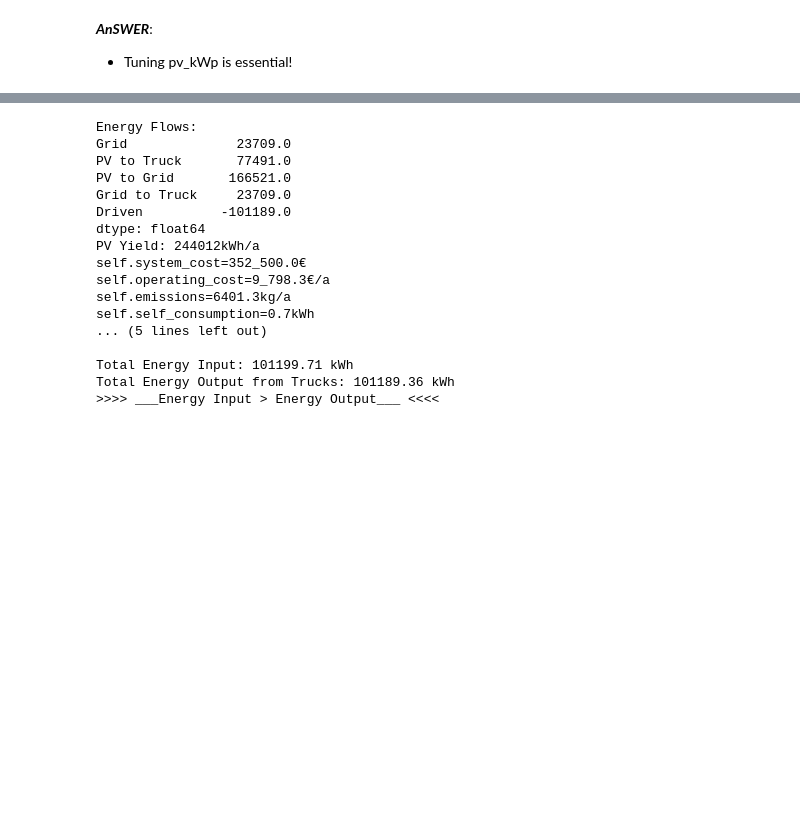
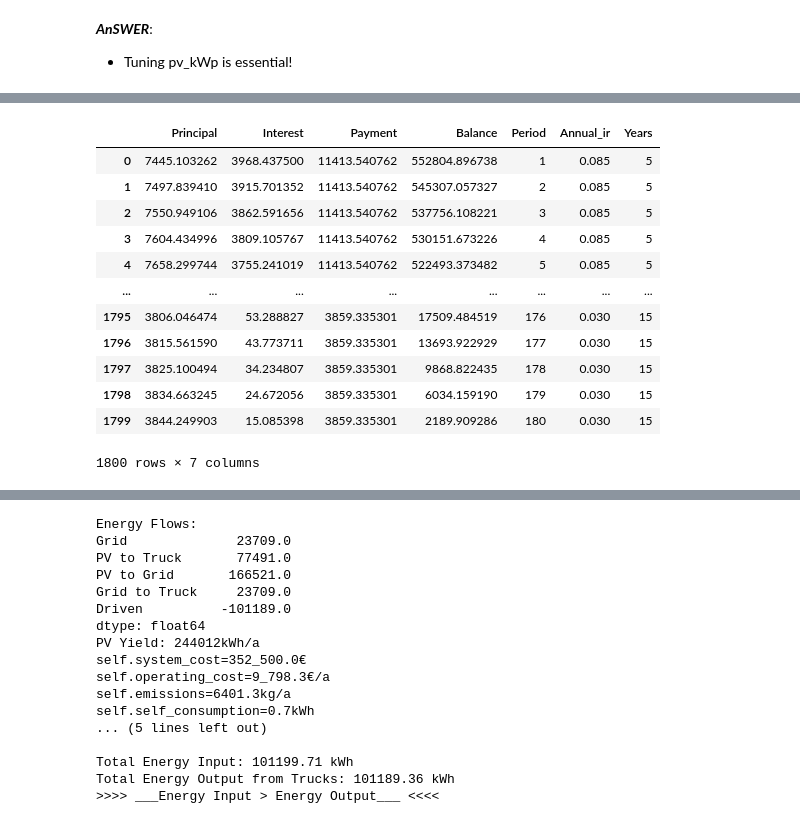
Before and after one commit to DijoG/SimMod_E-Post, a Jupyter notebook: ipynb_Loesung/final.ipynb, the cells around one changed output, grey strips where cells are left out. Drawn from its saved outputs; the diff is of its cells as text; code cells hidden in the pictures; blank space fills up the shorter version.

```diff
--- a/ipynb_Loesung/final.ipynb
+++ b/ipynb_Loesung/final.ipynb
@@ -442,0 +483,44 @@ Total Energy Output from Trucks: 143757.28 kWh
+# %%
+# Let's conduct some simulation
+
+# Variuos annual interest rates and running years
+a_irs = [0.085, 0.08, 0.07, 0.05, 0.03]
+y = [5, 10, 15]
+
+# Their combinations
+def combine(list1, list2):
+    combo = []
+    for i in range(len(list1)):
+        for j in range(len(list2)):
+            combo.append((list1[i], list2[j]))
+    return(pd.DataFrame(combo))
+
+df_combo = combine(a_irs, y)
+df_combo = df_combo.rename(columns={0: "Annual_ir", 1: "Years"})
+
+# Loop
+dic = {}
+for i in range(df_combo.shape[0]):
+    indic = eco.Amort(PV, df_combo.Annual_ir[i], monthly, df_combo.Years[i])
+    dic[i] = indic.amortisation_schedule()
+    dic[i]["Annual_ir"] = df_combo.Annual_ir[i]
+    dic[i]["Years"] = df_combo.Years[i]
+
+
+# Data frame result
+df_dic = pd.concat(dic.values(), ignore_index=True)
+df_dic
+# %% [output]
+|  | Principal | Interest | Payment | Balance | Period | Annual_ir | Years |
+| 0 | 7445.103262 | 3968.437500 | 11413.540762 | 552804.896738 | 1 | 0.085 | 5 |
+| 1 | 7497.839410 | 3915.701352 | 11413.540762 | 545307.057327 | 2 | 0.085 | 5 |
+| 2 | 7550.949106 | 3862.591656 | 11413.540762 | 537756.108221 | 3 | 0.085 | 5 |
+| 3 | 7604.434996 | 3809.105767 | 11413.540762 | 530151.673226 | 4 | 0.085 | 5 |
+| 4 | 7658.299744 | 3755.241019 | 11413.540762 | 522493.373482 | 5 | 0.085 | 5 |
+| ... | ... | ... | ... | ... | ... | ... | ... |
+| 1795 | 3806.046474 | 53.288827 | 3859.335301 | 17509.484519 | 176 | 0.030 | 15 |
+| 1796 | 3815.561590 | 43.773711 | 3859.335301 | 13693.922929 | 177 | 0.030 | 15 |
+| 1797 | 3825.100494 | 34.234807 | 3859.335301 | 9868.822435 | 178 | 0.030 | 15 |
+| 1798 | 3834.663245 | 24.672056 | 3859.335301 | 6034.159190 | 179 | 0.030 | 15 |
+| 1799 | 3844.249903 | 15.085398 | 3859.335301 | 2189.909286 | 180 | 0.030 | 15 |
+1800 rows × 7 columns
```
Also changed, not shown: parts of 16 cells of this notebook, 5 other files.
